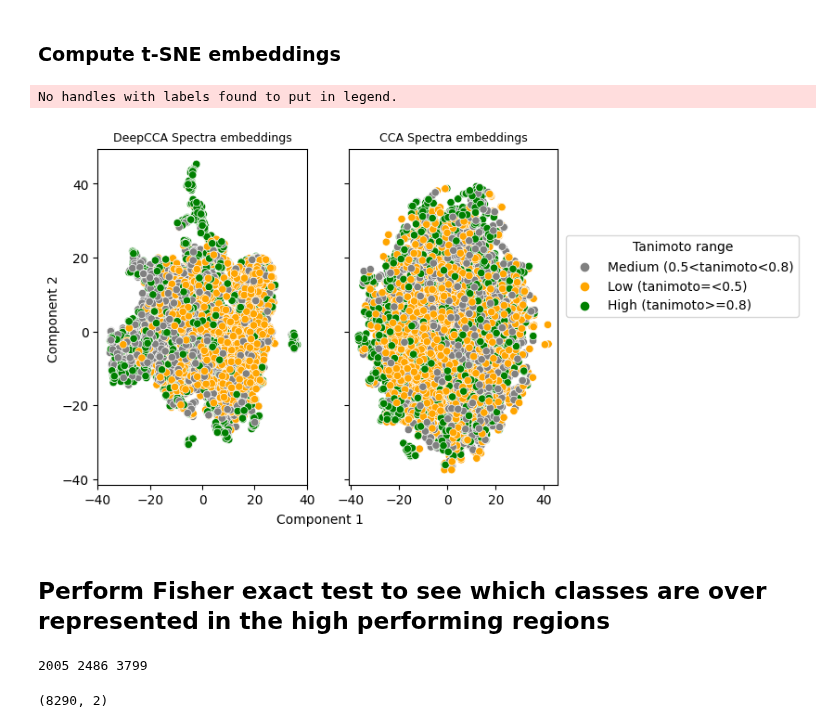
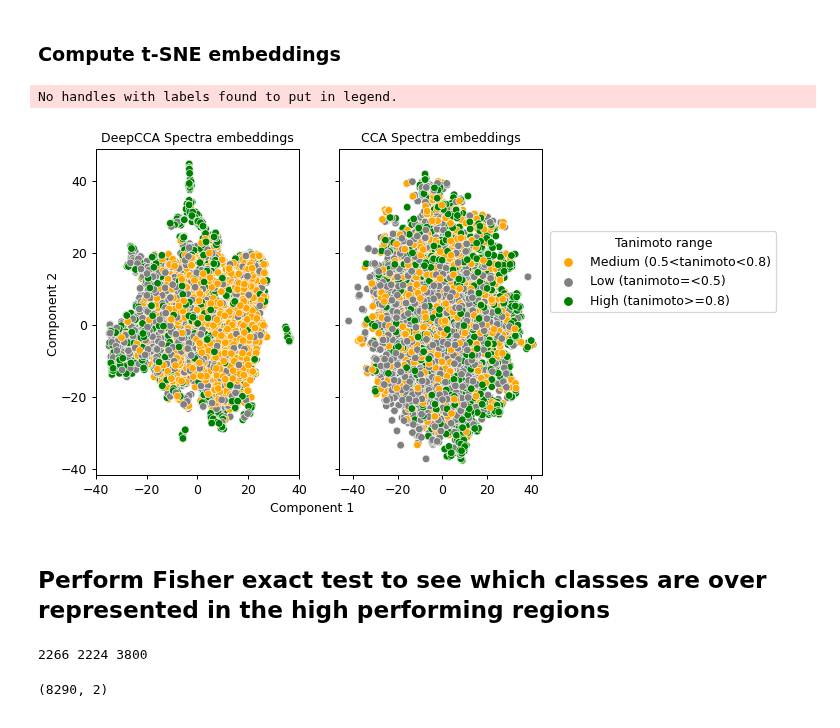
Before and after one commit to LukaLmelias/DeepCCA_thesis, a Jupyter notebook: final_model_prediction_and_evaluation.ipynb, the cells around one changed output. Drawn from its saved outputs; the diff is of its cells as text; code cells hidden in the pictures.

```diff
--- a/final_model_prediction_and_evaluation.ipynb
+++ b/final_model_prediction_and_evaluation.ipynb
@@ -785,44 +787,46 @@ y_deepcca_transformed = tsne.fit_transform(y_deepcca)
 x_cca_transformed = tsne.fit_transform(x_cca)
 y_cca_transformed = tsne.fit_transform(y_cca)
 # %%
-f, (ax1, ax2) = plt.subplots(1, 2, sharey=True,figsize=(6.4, 4.8),dpi=100)
+f, (ax1, ax2) = plt.subplots(1, 2, sharey=True,figsize=(6.4, 4.8),dpi=90)
 sns.scatterplot(x=x_deepcca_transformed[:,0],
            y=x_deepcca_transformed[:,1], hue = deepcca_categories,
                 palette = ['grey', 'orange','green'],
                 ax=ax1, legend=False)
 
 
 sns.scatterplot(x=x_cca_transformed[:,0],
            y=x_cca_transformed[:,1], hue = cca_categories,
-                palette = ['grey', 'orange','green'],
+                palette = ['orange', 'grey','green'],
                 )
 #f.suptitle('SDL t-SNE plot colored by tanimoto score(query vs top hit)', fontsize=12)
-ax1.set_title('DeepCCA Spectra embeddings', fontsize=9)
-ax2.set_title('CCA Spectra embeddings', fontsize=9)
+ax1.set_title('DeepCCA Spectra embeddings', fontsize=10)
+ax2.set_title('CCA Spectra embeddings', fontsize=10)
 plt.legend(labels=deepcca_categories, loc=(1.04, 0.5))
 #ax1.set_ylabel('PC 2', fontsize=15)
 f.text(0.5, 0.04, 'Component 1', ha='center')
 f.text(0.04, 0.5, 'Component 2', va='center', rotation='vertical')
 handles, labels = ax2.get_legend_handles_labels()
 
 ax1.legend(handles, labels, loc= (1.17, 0.5)) # hiding behind ax2 :)
 plt.legend(loc= (1.04, 0.5), title ='Tanimoto range')
 leg = ax1.legend()
 leg.remove()
 ax1.set(xlim=(-40, 40))
+plt.savefig('./sdl_logs/figures/final_model_tsne_corrected.pdf',format='pdf',
+           transparent=False,bbox_inches = 'tight')
 plt.show()
 # %% [output]
 No handles with labels found to put in legend.
-[figure, old version]
+[figure, new version]
 # %% [markdown]
 <h2> Perform Fisher exact test to see which classes are over represented in the high performing regions </h2>
 # %%
 # select classes under each category
-high_class = test_df.loc[test_df['deepcca_category'] == 'High (tanimoto>=0.8)']
-medium_class = test_df.loc[test_df['deepcca_category'] == 'Medium (0.5<tanimoto<0.8)']
-low_class = test_df.loc[test_df['deepcca_category'] == 'Low (tanimoto=<0.5)']
+high_class = test_df.loc[test_df['cca_category'] == 'High (tanimoto>=0.8)']
+medium_class = test_df.loc[test_df['cca_category'] == 'Medium (0.5<tanimoto<0.8)']
+low_class = test_df.loc[test_df['cca_category'] == 'Low (tanimoto=<0.5)']
 print(len(high_class),len(medium_class),len(low_class))
 # %% [output]
-2005 2486 3799
+2266 2224 3800
 # %%
 yes_no = []
```
Also changed, not shown: parts of 9 cells of this notebook, 3 other files.
